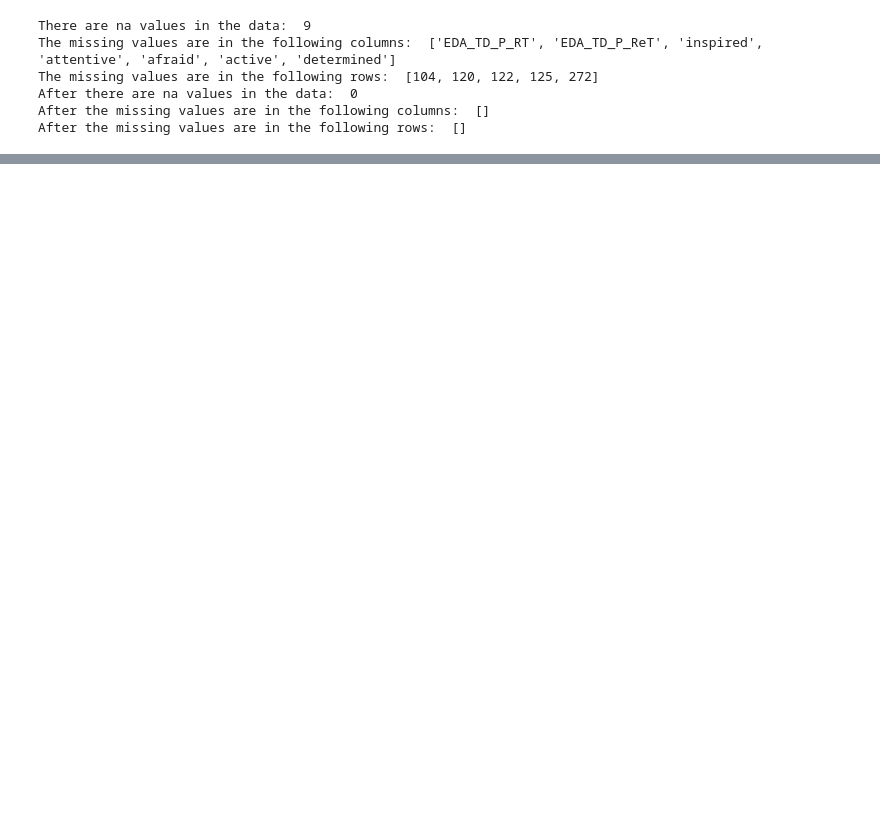
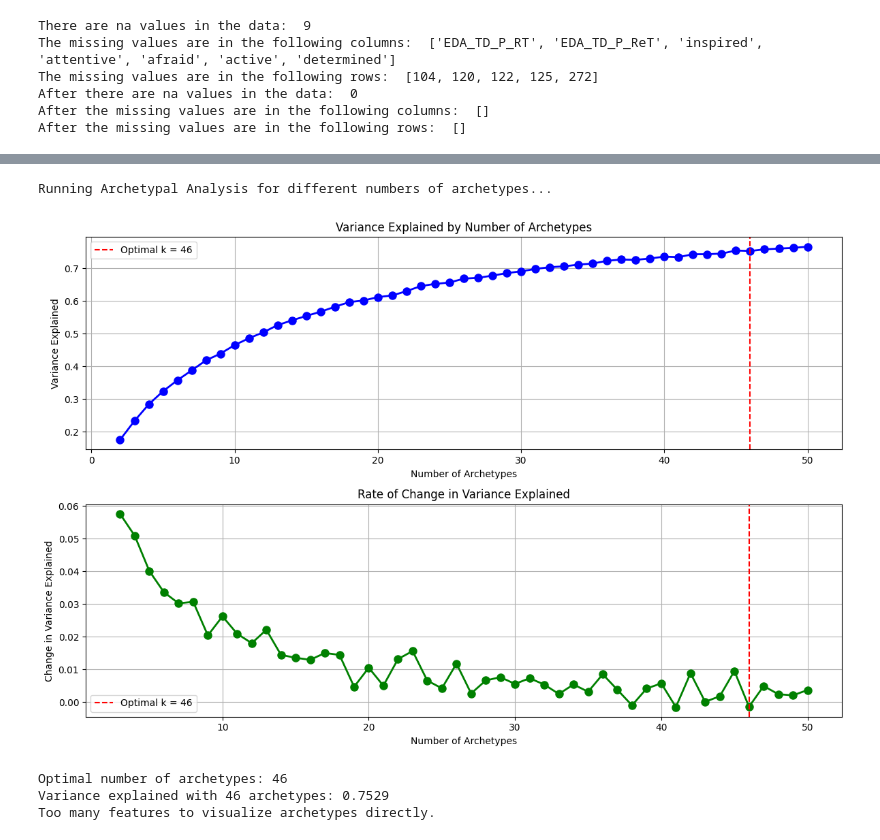
Before and after one commit to MrMustii/CDA_Case2, a Jupyter notebook: explore.ipynb, the cells around one changed output, grey strips where cells are left out. Saved outputs shown, nothing was run; the diff lists cells and outputs as text; code cells hidden in the pictures; blank space fills up the shorter version.

```diff
--- a/explore.ipynb
+++ b/explore.ipynb
@@ -404,0 +516,79 @@ plt.show()
+# %%
+#### Archetypal Analysis ####
+# Run Archetypal Analysis for different numbers of archetypes
+results = []
+arch_range = range(2, 51)  # Extending the range for better analysis
+
+print("Running Archetypal Analysis for different numbers of archetypes...")
+for k in tqdm.tqdm(arch_range):
+    # PCHA returns: XC (archetypes), S (coefficients), C (convex combination), SSE (sum of squared errors), varexpl (variance explained)
+    XC, S, C, SSE, varexpl = PCHA(numpy_data.T, noc=k, maxiter=100)
+    results.append({
+        'k': k,
+        'varexpl': varexpl,
+        'SSE': SSE,
+        'archetypes': XC,  # Store archetypes for later analysis
+        'coefficients': S  # Store coefficients for later analysis
+    })
+
+# Extract variance explained for plotting
+varexpl_values = [r['varexpl'] for r in results]
+
+# Calculate the differences in variance explained
+varexpl_diffs = [varexpl_values[i+1] - varexpl_values[i] for i in range(len(varexpl_values)-1)]
+
+# Find the elbow point using the maximum second derivative
+second_diffs = [varexpl_diffs[i+1] - varexpl_diffs[i] for i in range(len(varexpl_diffs)-1)]
+elbow_idx = np.argmin(second_diffs) + 2  # +2 due to offset in arch_range
+optimal_k = arch_range[elbow_idx]
+
+# Create a more informative plot
+plt.figure(figsize=(12, 8))
+plt.subplot(2, 1, 1)
+plt.plot(arch_range, varexpl_values, 'o-', linewidth=2, markersize=8, color='blue')
+plt.axvline(x=optimal_k, color='red', linestyle='--', label=f'Optimal k = {optimal_k}')
+plt.xlabel('Number of Archetypes')
+plt.ylabel('Variance Explained')
+plt.title('Variance Explained by Number of Archetypes')
+plt.grid(True)
+plt.legend()
+
+# Plot the rate of change (first derivative)
+plt.subplot(2, 1, 2)
+plt.plot(arch_range[1:], varexpl_diffs, 'o-', linewidth=2, markersize=8, color='green')
+plt.axvline(x=optimal_k, color='red', linestyle='--', label=f'Optimal k = {optimal_k}')
+plt.xlabel('Number of Archetypes')
+plt.ylabel('Change in Variance Explained')
+plt.title('Rate of Change in Variance Explained')
+plt.grid(True)
+plt.legend()
+
+plt.tight_layout()
+plt.show()
+
+# Print the results
+print(f"Optimal number of archetypes: {optimal_k}")
+print(f"Variance explained with {optimal_k} archetypes: {varexpl_values[elbow_idx]:.4f}")
+
+# Use the optimal number of archetypes to visualize results
+optimal_result = results[elbow_idx]
+optimal_archetypes = optimal_result['archetypes']
+
+# If the number of features is manageable, visualize the archetypes
+if numpy_data.shape[1] <= 30:  # Only show if we have a reasonable number of features
+    plt.figure(figsize=(15, 10))
+    for i in range(optimal_k):
+        plt.subplot(int(np.ceil(optimal_k/3)), 3, i+1)
+        plt.bar(range(numpy_data.shape[1]), optimal_archetypes[:, i])
+        plt.title(f'Archetype {i+1}')
+        plt.xticks([])  # Hide x-ticks for clarity
+    plt.tight_layout()
+    plt.show()
+else:
+    print("Too many features to visualize archetypes directly.")
+# %% [output]
+Running Archetypal Analysis for different numbers of archetypes...
+[figure, added]
+Optimal number of archetypes: 46
+Variance explained with 46 archetypes: 0.7529
+Too many features to visualize archetypes directly.
```
Also changed, not shown: parts of 11 cells of this notebook.
